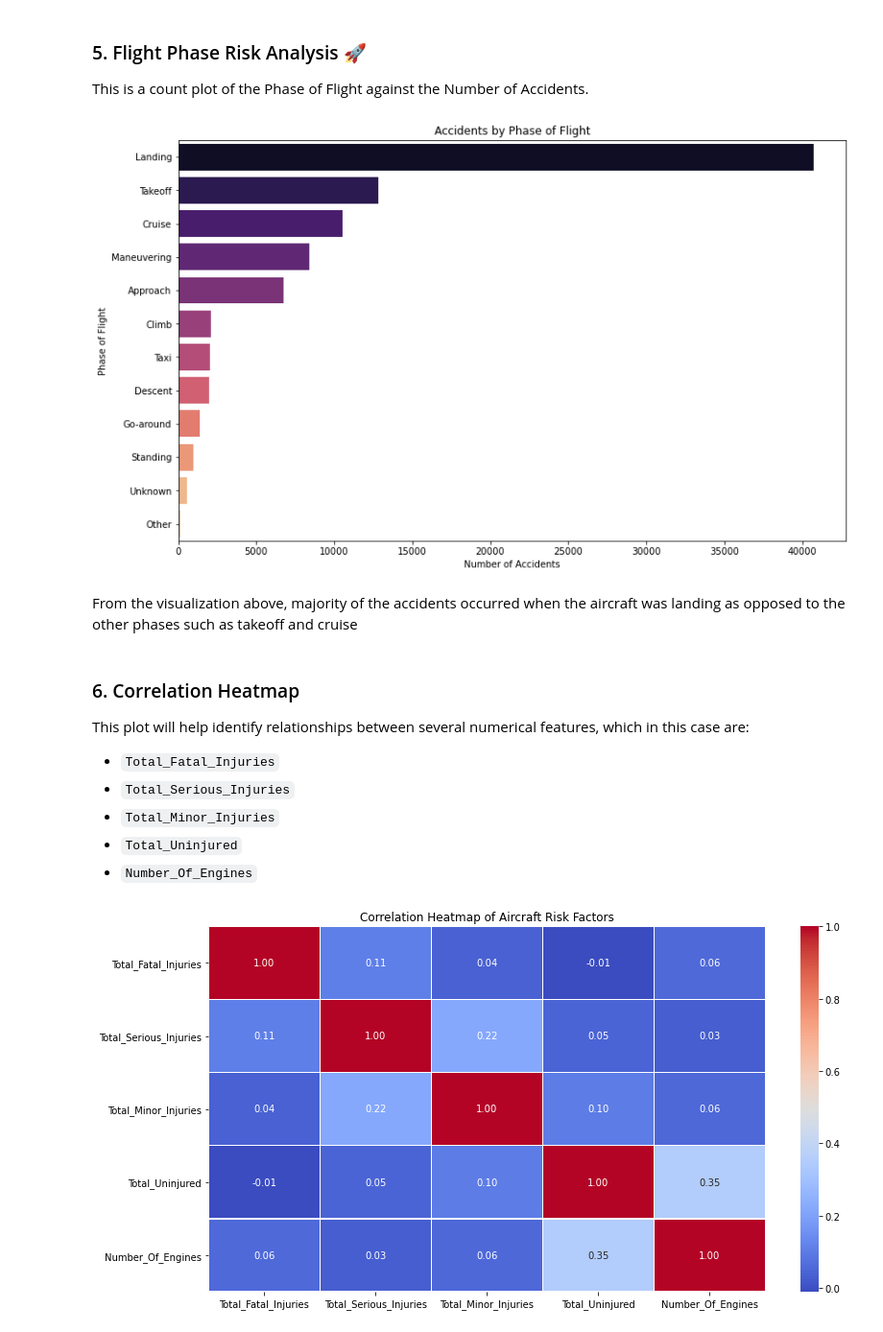
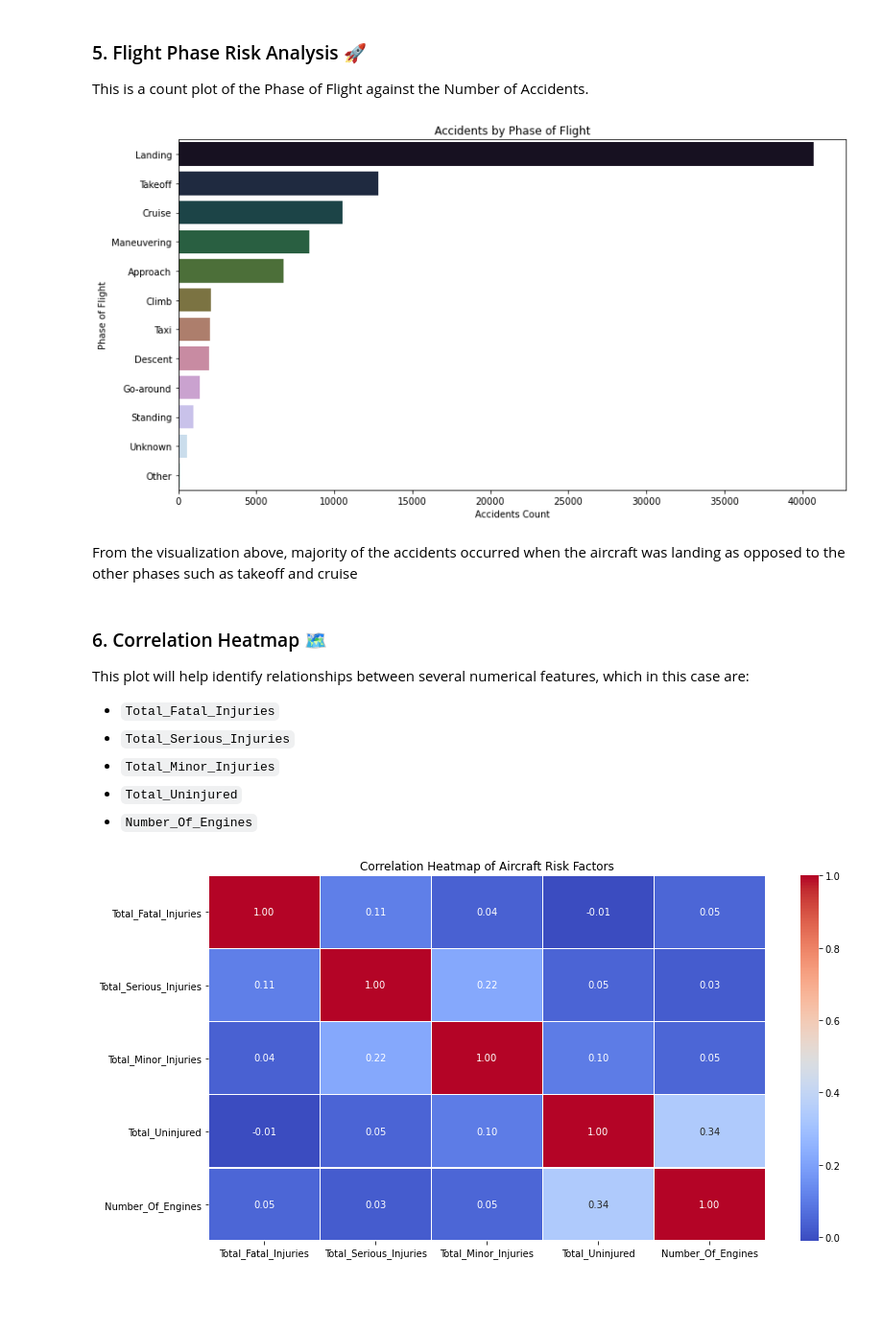
Before and after one commit to Patricknmaina/dsc-phase-1-project, a Jupyter notebook: index.ipynb, the cells around one changed output. Shown at 96% size. Drawn from its saved outputs; the diff is of its cells as text; code cells hidden in the pictures; blank space fills up the shorter version.

```diff
--- a/index.ipynb
+++ b/index.ipynb
@@ -327,12 +316,12 @@ Since our dataset has two types of columns `(numerical and categorical)`, we nee
  - For categorical columns, we can use the `mode` or `Unknown` to fill in the missing values
 Let's first start with the numerical columns:
 # %%
-# Filling numerical columns with the mean
+# Filling numerical columns with the mean and median values
 aviation_df_clean['Total.Fatal.Injuries'] = aviation_df_clean['Total.Fatal.Injuries'].fillna(aviation_df_clean['Total.Fatal.Injuries'].mean())
 aviation_df_clean['Total.Serious.Injuries'] = aviation_df_clean['Total.Serious.Injuries'].fillna(aviation_df_clean['Total.Serious.Injuries'].mean())
 aviation_df_clean['Total.Minor.Injuries'] = aviation_df_clean['Total.Minor.Injuries'].fillna(aviation_df_clean['Total.Minor.Injuries'].mean())
 aviation_df_clean['Total.Uninjured'] = aviation_df_clean['Total.Uninjured'].fillna(aviation_df_clean['Total.Uninjured'].mean())
-aviation_df_clean['Number.of.Engines'] = aviation_df_clean['Number.of.Engines'].fillna(aviation_df_clean['Number.of.Engines'].mean())
+aviation_df_clean['Number.of.Engines'] = aviation_df_clean['Number.of.Engines'].fillna(aviation_df_clean['Number.of.Engines'].median())
 # %% [markdown]
 We can check the info of the cleaned dataset again just to make sure we have dealt with the numerical columns
 # %%
@@ -720,18 +709,18 @@ From the plot, `VMC` is the weather condition that caused majority of the accide
 ### 5. Flight Phase Risk Analysis 🚀
 This is a count plot of the Phase of Flight against the Number of Accidents.
 # %%
-plt.figure(figsize=(13, 8))
-sns.countplot(y=aviation_df_clean["Broad_Phase_Of_Flight"], order=aviation_df_clean["Broad_Phase_Of_Flight"].value_counts().index, palette="magma")
-plt.xlabel("Number of Accidents")
+plt.figure(figsize=(13, 7))
+sns.countplot(y=aviation_df_clean["Broad_Phase_Of_Flight"], order=aviation_df_clean["Broad_Phase_Of_Flight"].value_counts().index, palette="cubehelix")
+plt.xlabel("Accidents Count")
 plt.ylabel("Phase of Flight")
 plt.title("Accidents by Phase of Flight")
 plt.show()
 # %% [output]
-[figure, old version]
+[figure, new version]
 # %% [markdown]
 From the visualization above, majority of the accidents occurred when the aircraft was landing as opposed to the other phases such as takeoff and cruise
 # %% [markdown]
-### 6. Correlation Heatmap
+### 6. Correlation Heatmap 🗺️
 This plot will help identify relationships between several numerical features, which in this case are:
  - `Total_Fatal_Injuries`
  - `Total_Serious_Injuries`
```
Also changed, not shown: parts of 7 cells of this notebook.
